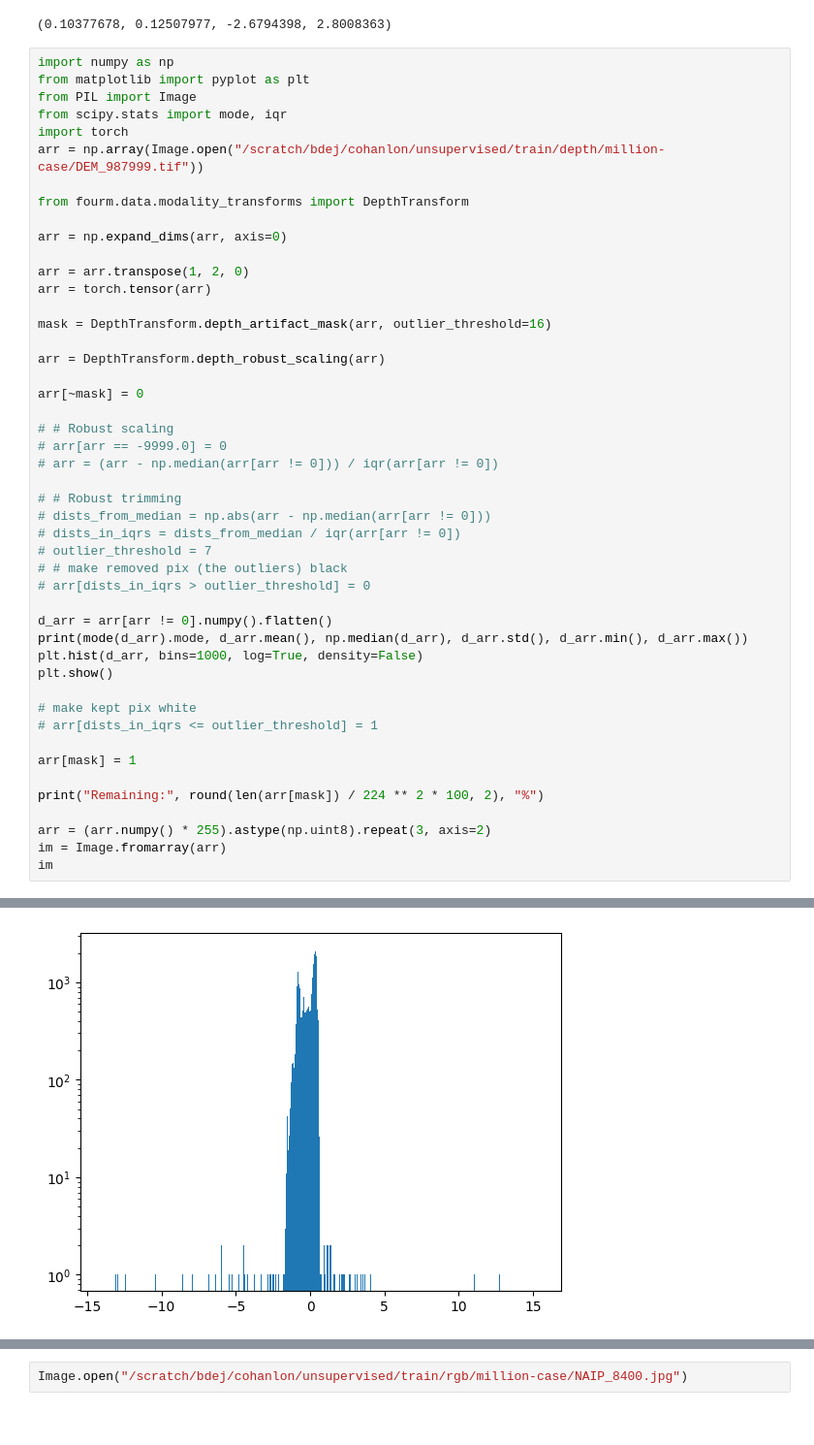
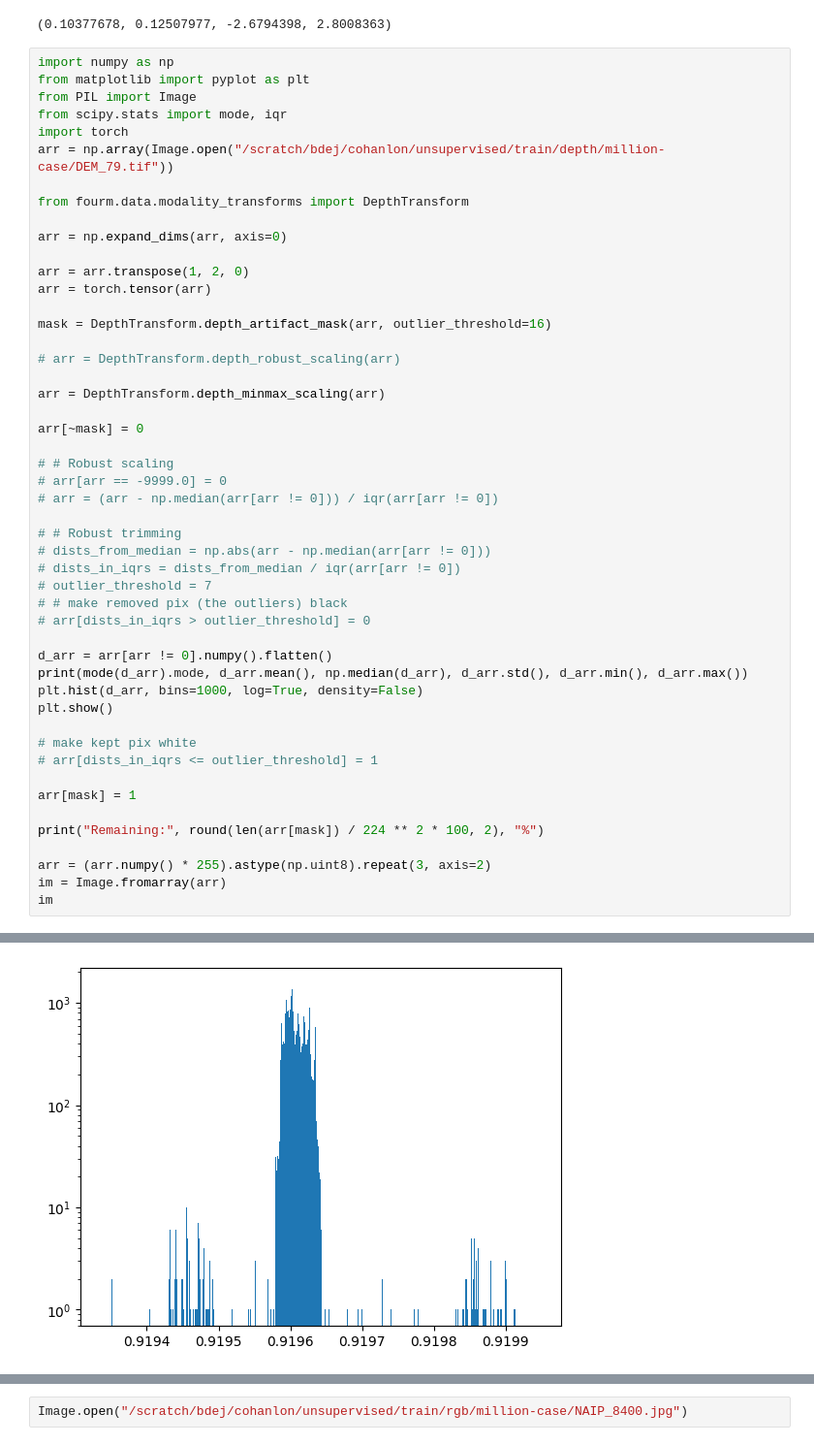
Before and after one commit to charlescohanlon/sarformer, a Jupyter notebook: notebooks/playground.ipynb, the cells around one changed output, grey strips where cells are left out. Shown: that part at 97% size. Cells and saved outputs as stored; diff of their text form.

Commit message:
using minmax scaling on depth

```diff
--- a/notebooks/playground.ipynb
+++ b/notebooks/playground.ipynb
@@ -254,7 +254,7 @@ from matplotlib import pyplot as plt
 from PIL import Image
 from scipy.stats import mode, iqr
 import torch
-arr = np.array(Image.open("/scratch/bdej/cohanlon/unsupervised/train/depth/million-case/DEM_987999.tif"))
+arr = np.array(Image.open("/scratch/bdej/cohanlon/unsupervised/train/depth/million-case/DEM_79.tif"))
 
 from fourm.data.modality_transforms import DepthTransform
 
@@ -265,7 +265,9 @@ arr = torch.tensor(arr)
 
 mask = DepthTransform.depth_artifact_mask(arr, outlier_threshold=16)
 
-arr = DepthTransform.depth_robust_scaling(arr)
+# arr = DepthTransform.depth_robust_scaling(arr)
+
+arr = DepthTransform.depth_minmax_scaling(arr)
 
 arr[~mask] = 0
 
@@ -300 +302 @@ im
-[figure, old version]
+[figure, new version]
```
Also changed, not shown: parts of 2 cells of this notebook, 6 other files.
